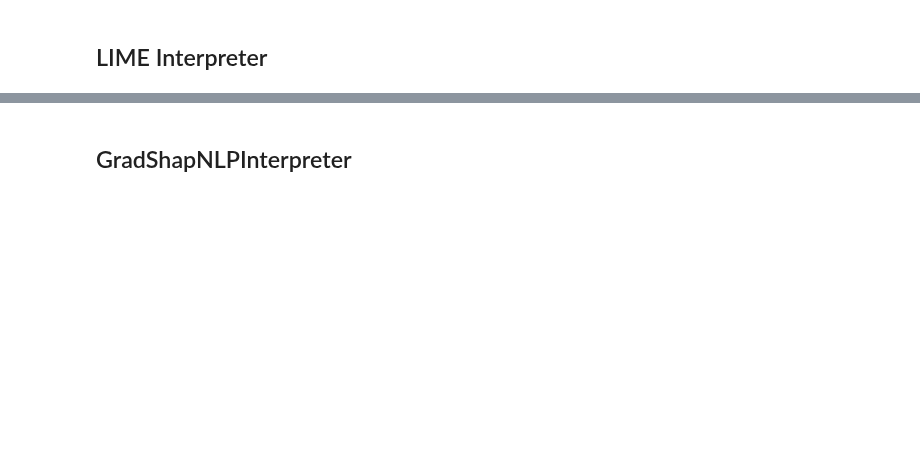
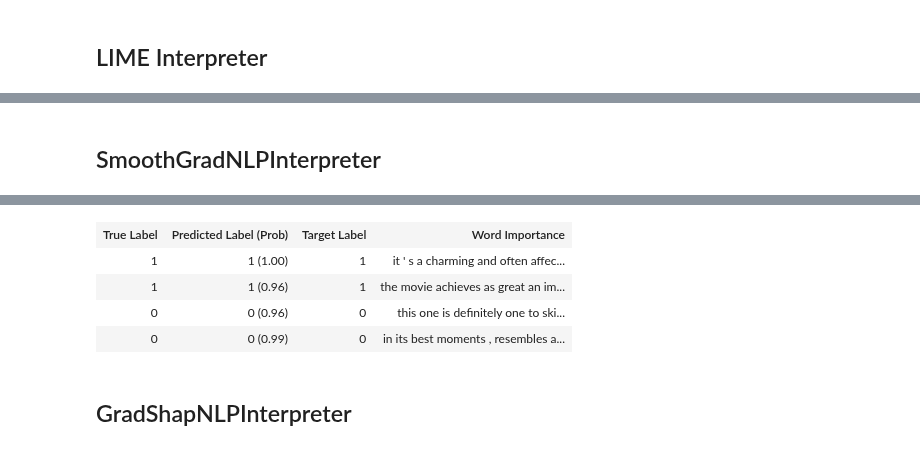
Before and after one commit to PaddlePaddle/InterpretDL, a Jupyter notebook: tutorials/ernie-2.0-en-sst-2.ipynb, the cells around one changed output, grey strips where cells are left out. Cells and saved outputs as stored; diff of their text form; code cells hidden in the pictures; blank space fills up the shorter version.

```diff
--- a/tutorials/ernie-2.0-en-sst-2.ipynb
+++ b/tutorials/ernie-2.0-en-sst-2.ipynb
@@ -194,0 +239,50 @@ visualize_text(recs)
+# %% [markdown]
+## SmoothGradNLPInterpreter
+# %%
+recs = []
+sg = it.SmoothGradNLPInterpreter(model, device='gpu:0')
+for i, review in enumerate(reviews):
+    sg_weights = sg.interpret(
+        review,
+        # tokenizer=tokenizer,
+        text_to_input_fn=text_to_input,
+        n_samples=50,
+        noise_amount=0.01
+    )
+    pred_class = sg.predcited_label[0]
+    pred_prob = sg.predcited_proba[0, pred_class]
+
+    sg_weights = np.sum(np.abs(sg_weights), axis=-1)
+
+    # subwords with [CLS] and [SEP]
+    # encoded_inputs = tokenizer(review)
+    # subwords = tokenizer.convert_ids_to_tokens(encoded_inputs['input_ids'])
+    # subwords without special tokens.
+
+    subwords = " ".join(tokenizer._tokenize(review)).split(' ')
+    subword_importances = sg_weights[0]
+
+    words, word_importances = aggregate_subwords_and_importances(subwords, subword_importances)
+    word_importances = np.array(word_importances) / np.linalg.norm(
+        word_importances)
+
+    true_label = true_labels[i]
+    interp_class = pred_class
+
+    if interp_class == 0:
+        word_importances = -word_importances
+
+    rec = VisualizationTextRecord(
+        words,
+        word_importances,
+        true_label,
+        pred_class,
+        pred_prob,
+        interp_class
+    )
+
+    recs.append(rec)
+
+visualize_text(recs)
+# The visualization is not available at github
+# %% [output]
@@ -195,3 +293,8 @@ visualize_text(recs)
+| True Label | Predicted Label (Prob) | Target Label | Word Importance |
+| 1 | 1 (1.00) | 1 | it ' s a charming and often affec... |
+| 1 | 1 (0.96) | 1 | the movie achieves as great an im... |
+| 0 | 0 (0.96) | 0 | this one is definitely one to ski... |
+| 0 | 0 (0.99) | 0 | in its best moments , resembles a... |
 # %% [markdown]
 ## GradShapNLPInterpreter
 # %%
```
Also changed, not shown: parts of 9 cells of this notebook, 10 other files.
